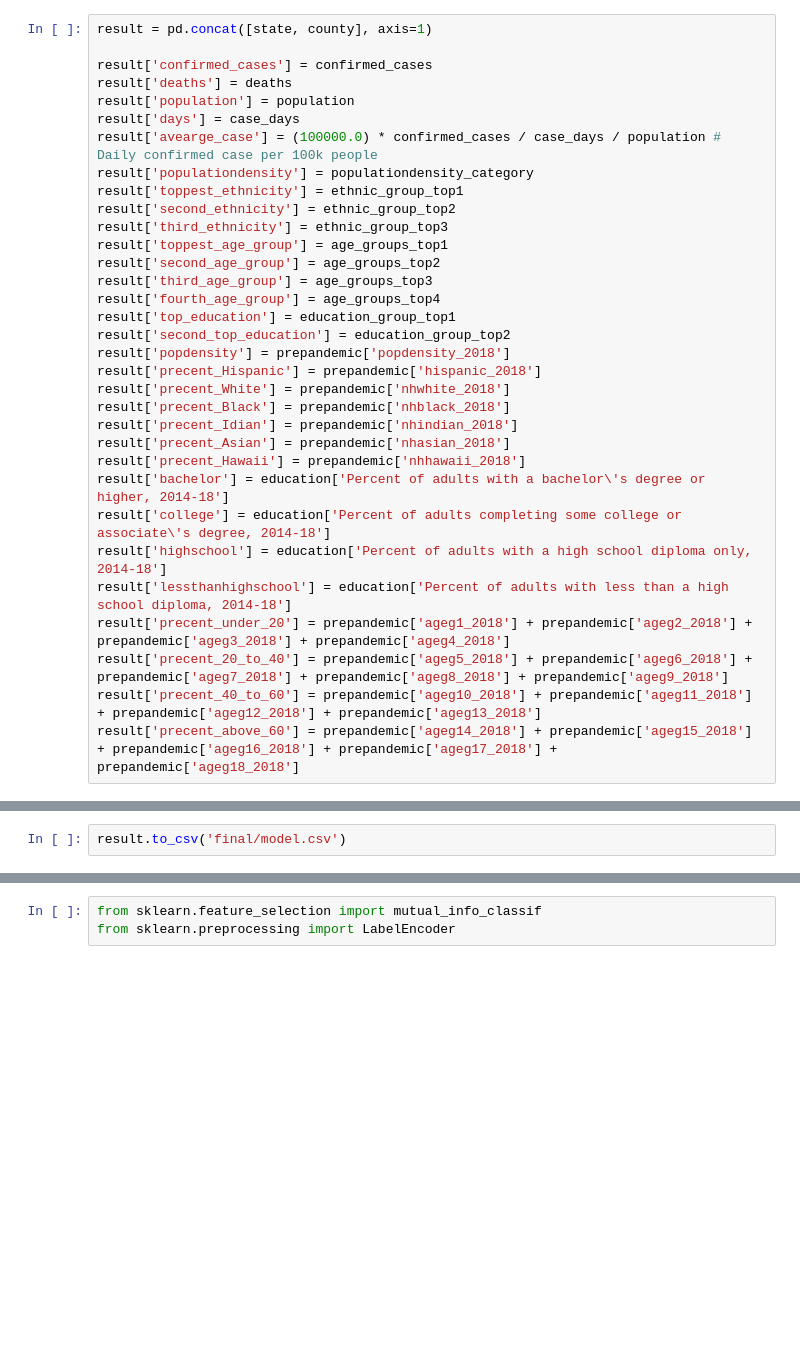
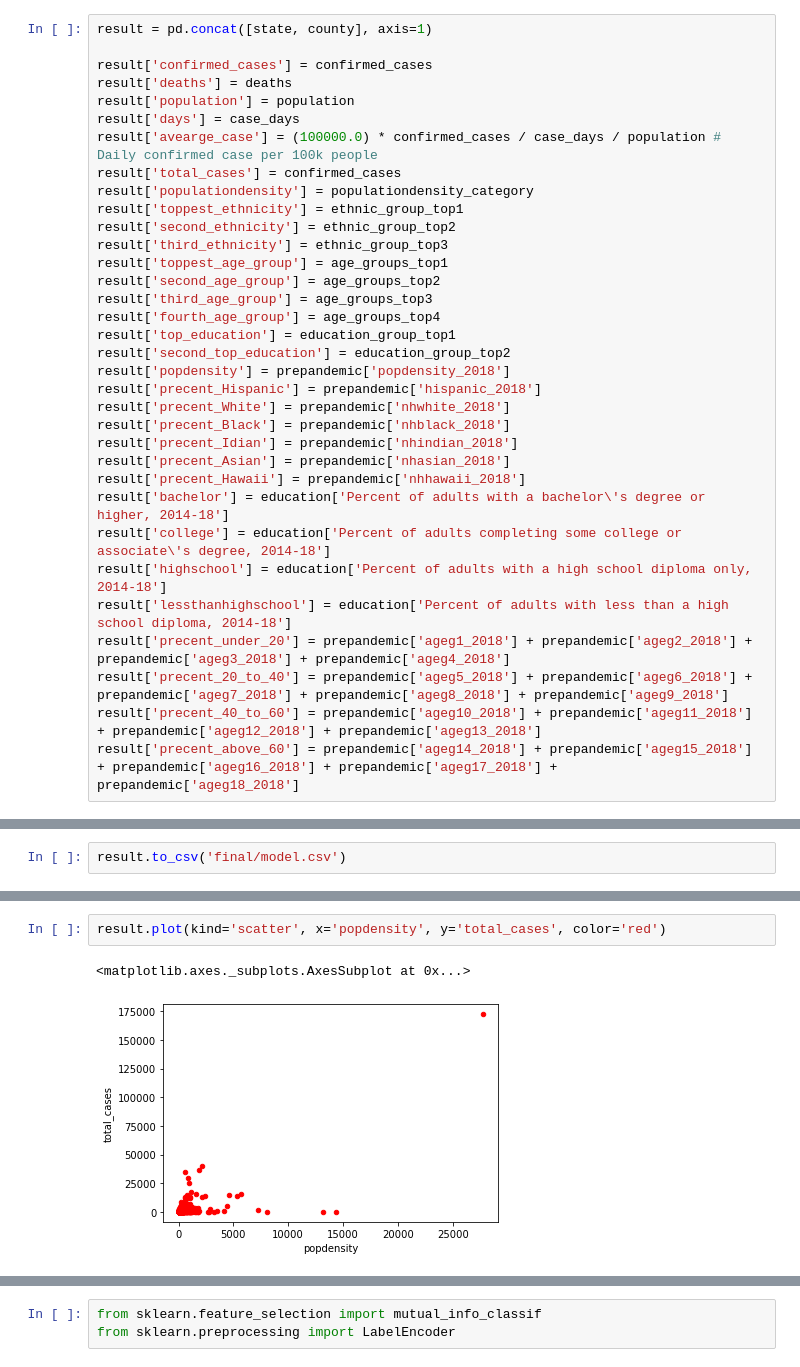
Before and after one commit to billyean/Machine_learning, a Jupyter notebook: mlsci/ist340/clean_training_data.ipynb, the cells around one changed output, grey strips where cells are left out. Saved outputs shown, nothing was run; the diff lists cells and outputs as text; blank space fills up the shorter version.

```diff
--- a/mlsci/ist340/clean_training_data.ipynb
+++ b/mlsci/ist340/clean_training_data.ipynb
@@ -187,6 +171,7 @@ result['deaths'] = deaths
 result['population'] = population
 result['days'] = case_days
 result['avearge_case'] = (100000.0) * confirmed_cases / case_days / population # Daily confirmed case per 100k people
+result['total_cases'] = confirmed_cases
 result['populationdensity'] = populationdensity_category
 result['toppest_ethnicity'] = ethnic_group_top1
 result['second_ethnicity'] = ethnic_group_top2
@@ -239,0 +232,5 @@ result.to_csv('final/model.csv')
+# %%
+result.plot(kind='scatter', x='popdensity', y='total_cases', color='red')
+# %% [output]
+<matplotlib.axes._subplots.AxesSubplot at 0x...>
+[figure, added]
```
Also changed, not shown: parts of 15 cells of this notebook, 1 other file.
